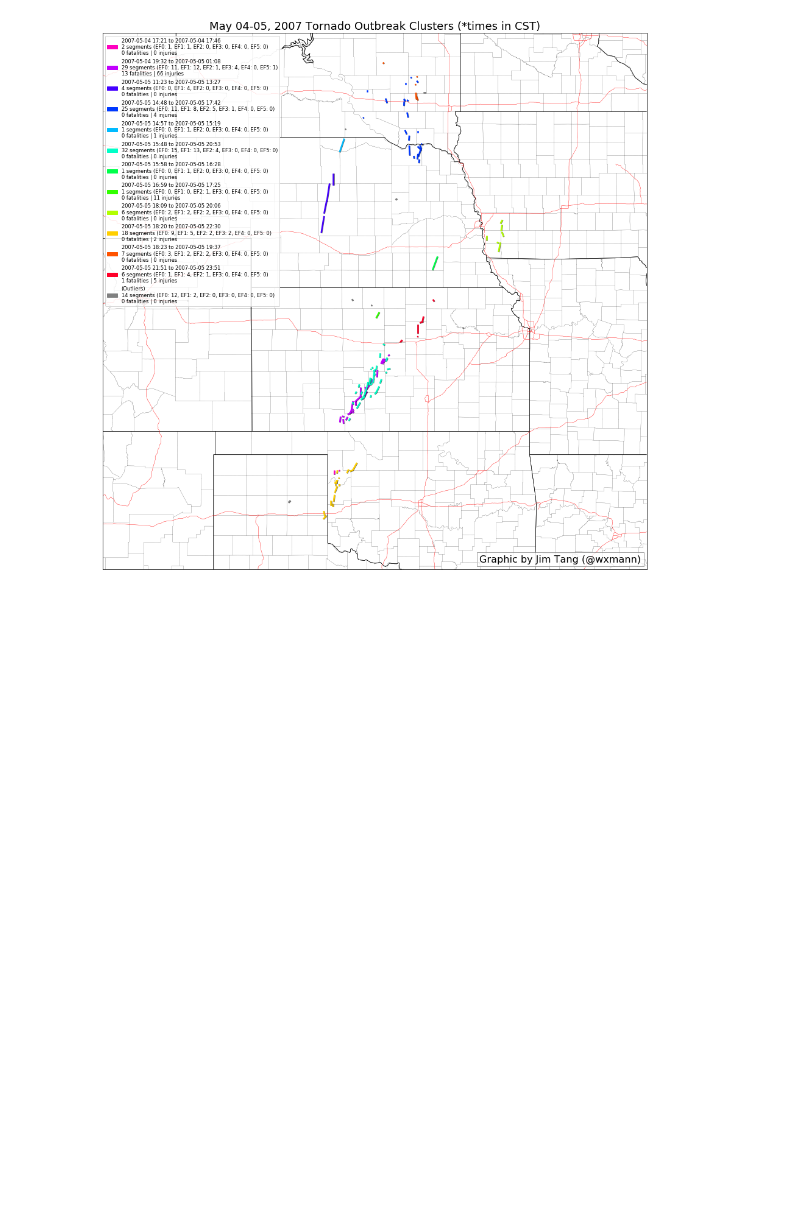
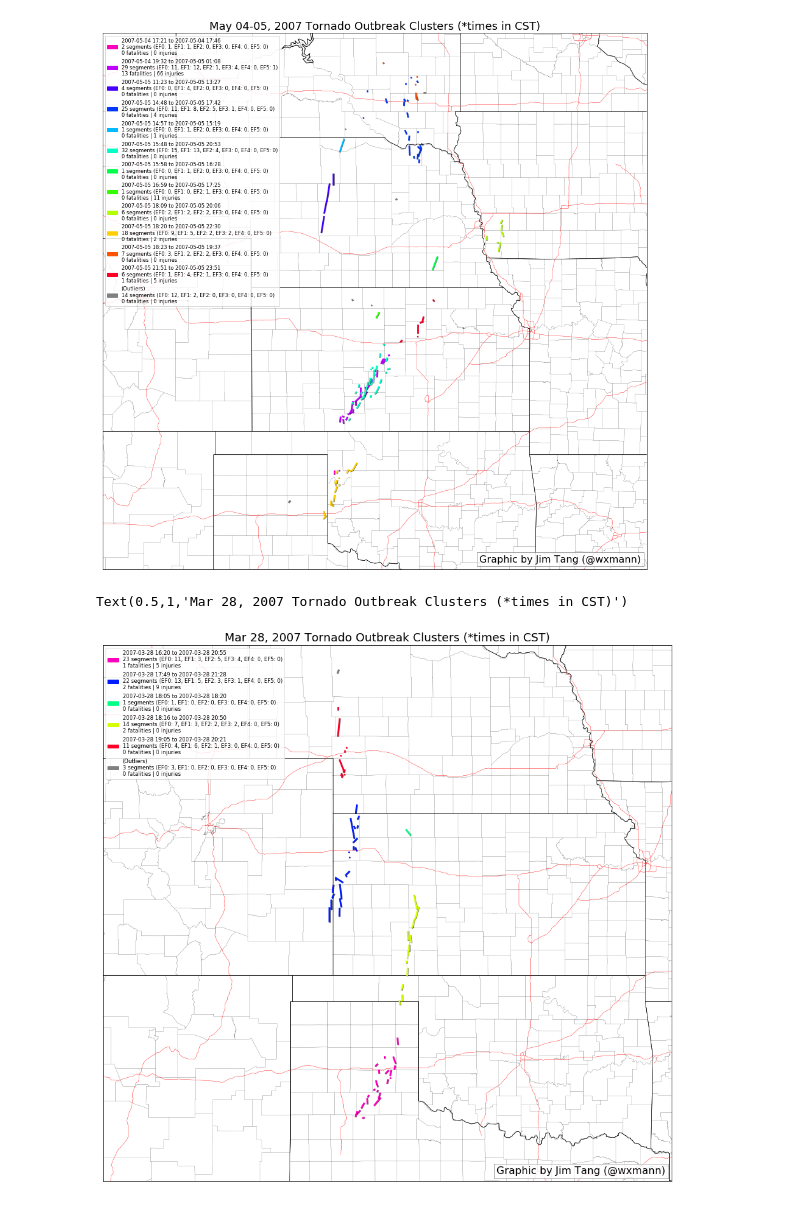
Before and after one commit to wxmann/tc-analysis, a Jupyter notebook: notebooks/Well-known tornado clusters.ipynb, the cells around one changed output. Drawn from its saved outputs; the diff is of its cells as text; code cells hidden in the pictures; blank space fills up the shorter version.

```diff
--- a/notebooks/Well-known tornado clusters.ipynb
+++ b/notebooks/Well-known tornado clusters.ipynb
@@ -158,3 +158,17 @@ plt.title('May 04-05, 2007 Tornado Outbreak Clusters (*times in CST)', fontsize=
 # %% [output]
 Text(0.5,1,'May 04-05, 2007 Tornado Outbreak Clusters (*times in CST)')
 [figure]
+# %%
+mar28_07 = stormevents.filter_on_date(df, '2007-03-28')
+mar28_07_clusts = st_clusters(mar28_07, eps_km=80, eps_min=60, min_samples=15)
+# %%
+bbox = bbox = (-107.5, -94, 33, 43)
+fig = plt.figure(figsize=(16, 20))
+basemap = plot_cluster_day(mar28_07_clusts, bbox, ctable='gist_rainbow_r',
+                          legend=LegendBuilder(loc=2, ncol=1, fontsize='small'))
+
+bottom_right_textbox(plt.gca(), 'Graphic by Jim Tang (@wxmann)')
+plt.title('Mar 28, 2007 Tornado Outbreak Clusters (*times in CST)', fontsize=18)
+# %% [output]
+Text(0.5,1,'Mar 28, 2007 Tornado Outbreak Clusters (*times in CST)')
+[figure, added]
```
Also changed, not shown: 2 other files.
